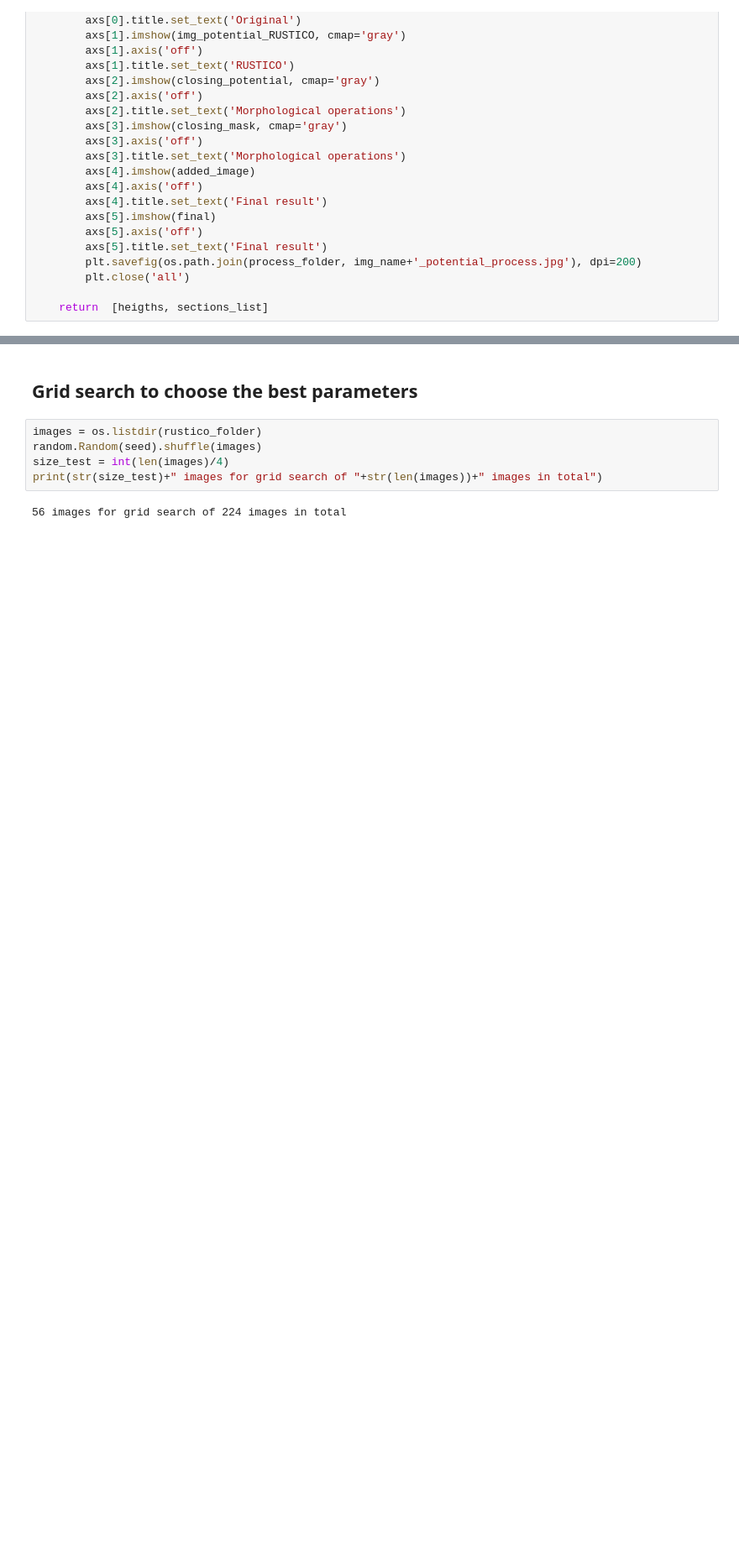
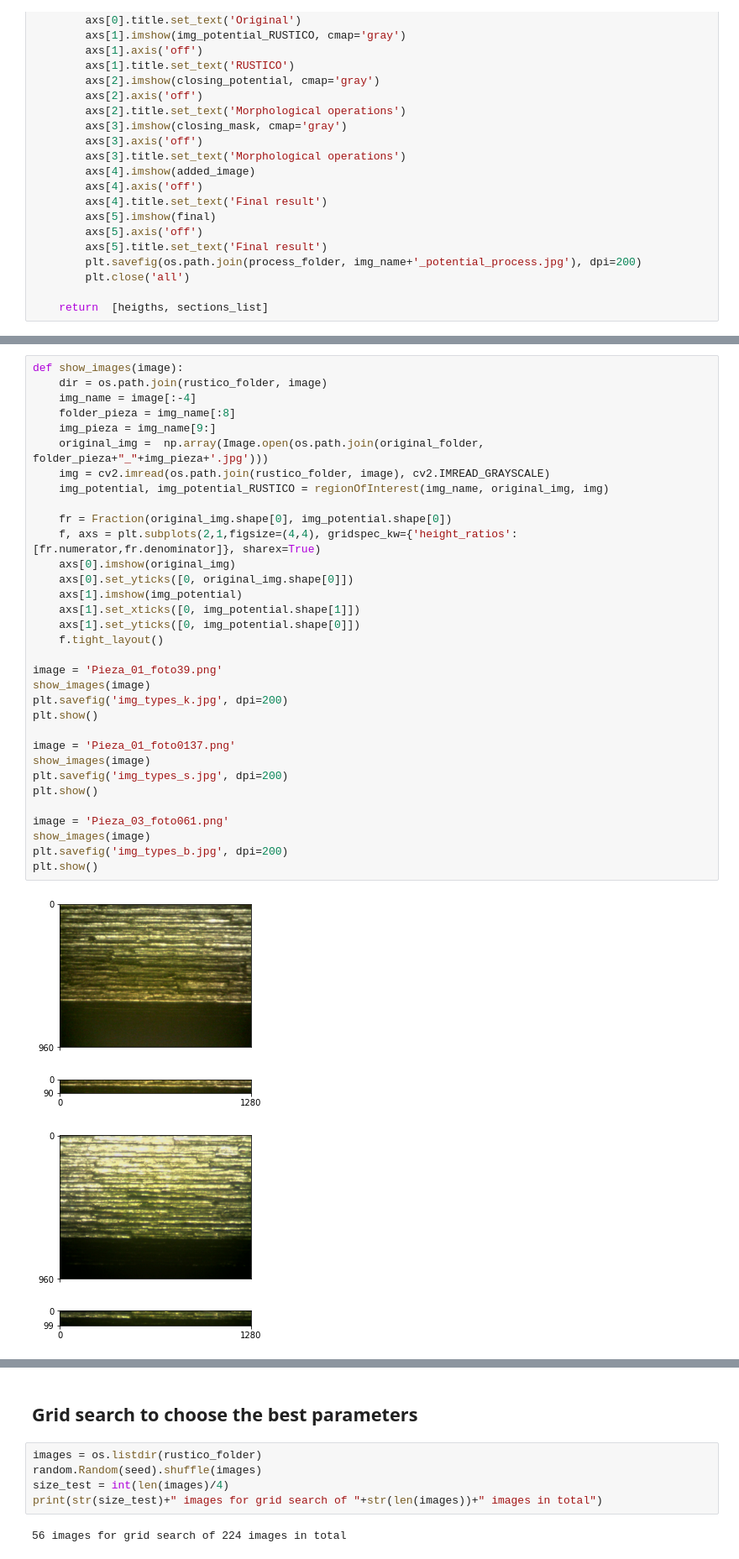
Before and after one commit to ULE-Informatica/burr_detection, a Jupyter notebook: process_images.ipynb, the cells around one changed output, grey strips where cells are left out. Shown at 84% size. Drawn from its saved outputs; the diff is of its cells as text; blank space fills up the shorter version.

```diff
--- a/process_images.ipynb
+++ b/process_images.ipynb
@@ -262,0 +266,36 @@ def processRegion(img_name, img_potential, img_potential_RUSTICO, plot=False, ke
+# %%
+def show_images(image):
+    dir = os.path.join(rustico_folder, image)
+    img_name = image[:-4]
+    folder_pieza = img_name[:8]
+    img_pieza = img_name[9:]
+    original_img =  np.array(Image.open(os.path.join(original_folder, folder_pieza+"_"+img_pieza+'.jpg')))
+    img = cv2.imread(os.path.join(rustico_folder, image), cv2.IMREAD_GRAYSCALE)
+    img_potential, img_potential_RUSTICO = regionOfInterest(img_name, original_img, img)
+
+    fr = Fraction(original_img.shape[0], img_potential.shape[0])
+    f, axs = plt.subplots(2,1,figsize=(4,4), gridspec_kw={'height_ratios': [fr.numerator,fr.denominator]}, sharex=True)
+    axs[0].imshow(original_img)
+    axs[0].set_yticks([0, original_img.shape[0]])
+    axs[1].imshow(img_potential)
+    axs[1].set_xticks([0, img_potential.shape[1]])
+    axs[1].set_yticks([0, img_potential.shape[0]])
+    f.tight_layout()
+
+image = 'Pieza_01_foto39.png'
+show_images(image)
+plt.savefig('img_types_k.jpg', dpi=200)
+plt.show()
+
+image = 'Pieza_01_foto0137.png'
+show_images(image)
+plt.savefig('img_types_s.jpg', dpi=200)
+plt.show()
+
+image = 'Pieza_03_foto061.png'
+show_images(image)
+plt.savefig('img_types_b.jpg', dpi=200)
+plt.show()
+# %% [output]
+[figure, added]
+[figure, added]
```
Also changed, not shown: parts of 3 cells of this notebook, 3 other files.
